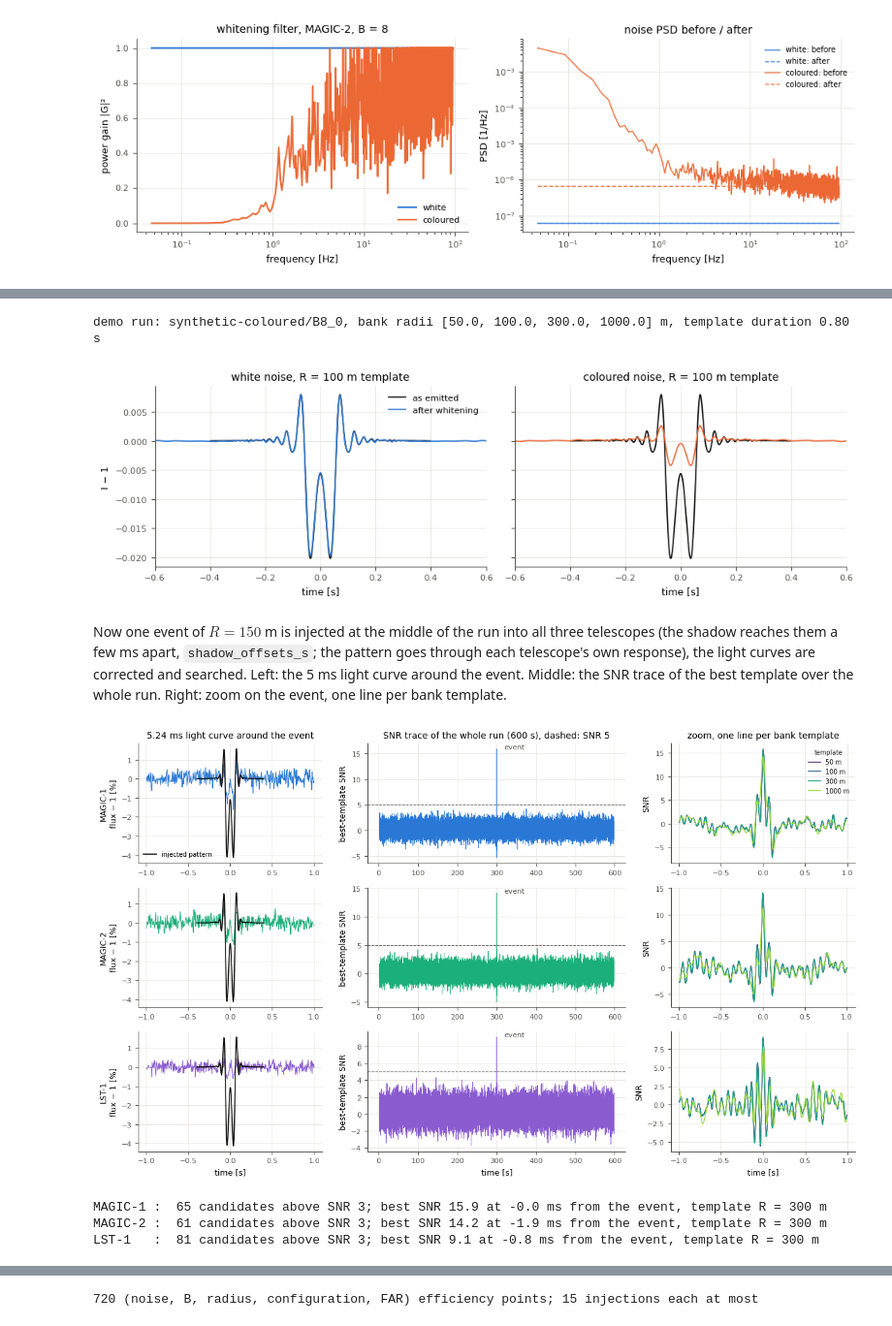
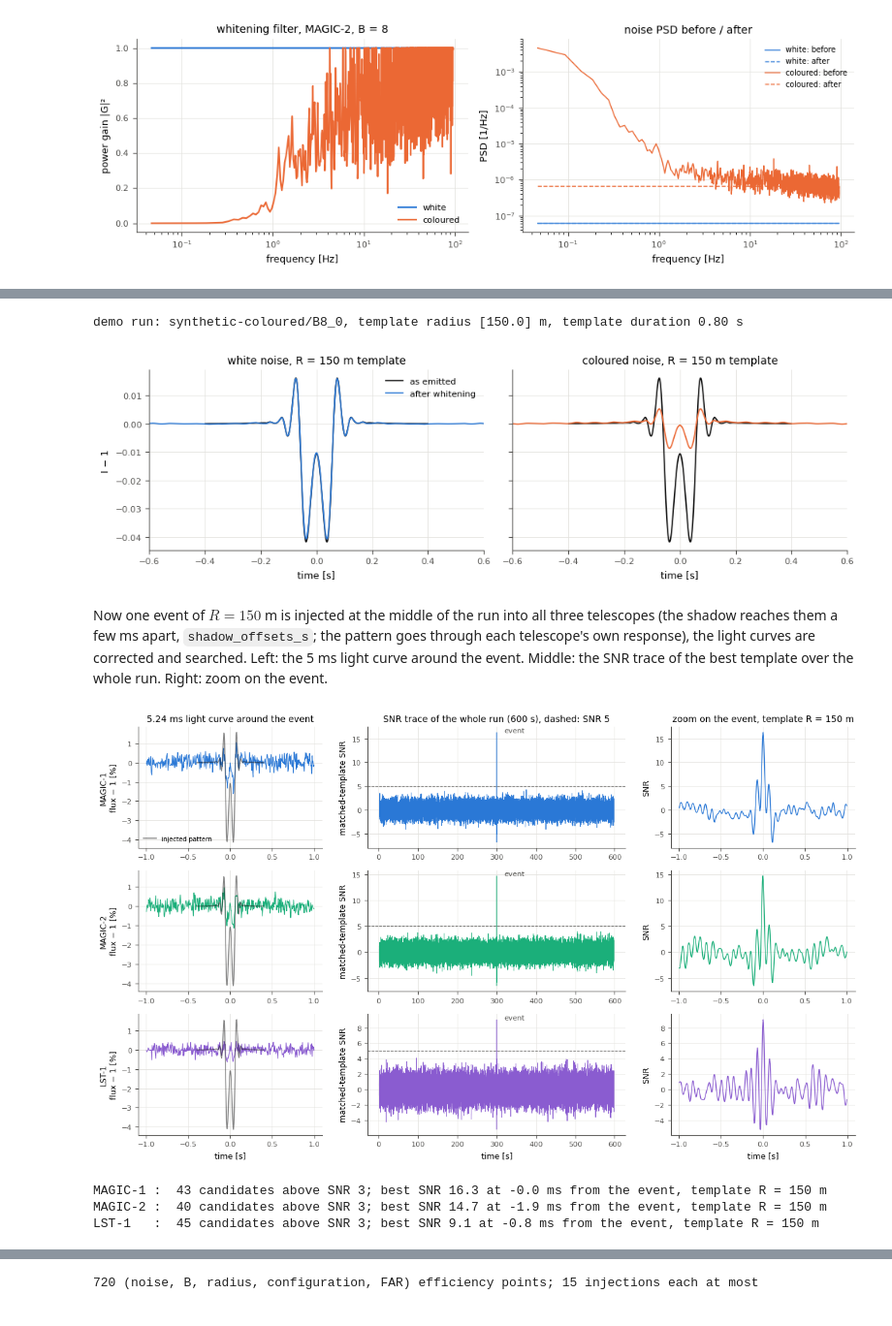
Before and after one commit to eliadse/kbo-occultation, a Jupyter notebook: notebooks/synthetic_upper_limits.ipynb, the cells around one changed output, grey strips where cells are left out. Shown at 97% size. Saved outputs shown, nothing was run; the diff lists cells and outputs as text; code cells hidden in the pictures.

```diff
--- a/notebooks/synthetic_upper_limits.ipynb
+++ b/notebooks/synthetic_upper_limits.ipynb
@@ -82,20 +93,20 @@ REFERENCE = "median"                # real run whose conditions / excess the syn
 N_TRIALS = 15 if FAST else 40       # injections per run, channel and radius
 RADII = np.round(np.geomspace(20.0, 200.0, 8 if FAST else 12), 1)    # KBO radii [m] of the injections
 CORRECTIONS = ("whitened",) if FAST else ("whitened", "butter_1", "raw")   # noise corrections applied before the search
-PER_STAR_BANK = True                # search templates of each star's own size (True) or the fixed 0.03 mas bank (False)
+EVENTS = "centred"                  # events counted: "centred" (b = 0 only: W = H(R) P(R, 0)) or "all" (every impact parameter: W = 2 ∫ P(R, b) db; slow)
 FARS = (1.0, 0.1, 0.01)             # coincidence false-alarm rates [1/h]; the first is the headline
 MIN_NTEL = 2                        # telescopes that must agree (2 of 3)
 
 # ── geometry and size distribution ──────────────────────────────────────────────────────────────────────────────────
 DISTANCE_AU = 39.0                  # KBO distance from the Earth at opposition
-D_BREAK_KM = 80.0                   # break diameter of the size distribution (Nihei et al. 2007)
+D_BREAK_KM = 80.0                   # break diameter of the size distribution (Bickerton et al. 2009)
 Q_S = (2.0, 3.0, 4.0)               # small-object slopes of the size distribution
 Q_S_HEADLINE = 4.0
 SURVEY_HOURS = (10.0, 50.0, 100.0)    # on-target hours of the survey scenarios of section 10
 
-cfg = ms.MinSizeConfig(time_resolved=False, distance_au=DISTANCE_AU, correction=CORRECTIONS[0],
+cfg = ms.MinSizeConfig(time_resolved=False, distance_au=DISTANCE_AU, heliocentric_au=DISTANCE_AU + 1.0, correction=CORRECTIONS[0],
                        coinc_far_per_hr=FARS[0], extra_fars=tuple(FARS[1:]), min_ntel=MIN_NTEL)
-ccfg = ComparisonConfig(mimic=MimicConfig(per_star_size=PER_STAR_BANK), n_trials=N_TRIALS, seed=SEED)
+ccfg = ComparisonConfig(mimic=MimicConfig(distance_au=DISTANCE_AU), n_trials=N_TRIALS, seed=SEED)
 TOL = cfg.tolerance_s()
 V_SHADOW = cfg.velocity_mps()
 D_BREAK = D_BREAK_KM * u.km
@@ -103,6 +114,7 @@ D_BREAK = D_BREAK_KM * u.km
 OUT = ROOT / "outputs" / "notebooks" / "synthetic_upper_limits"
 (OUT / "trials").mkdir(parents=True, exist_ok=True)
 print(f"shadow velocity {V_SHADOW / 1e3:.1f} km/s, coincidence window {TOL * 1e3:.1f} ms, bin {cfg.bin_dt_s * 1e3:.2f} ms")
+assert EVENTS in ("centred", "all"), EVENTS
 print(f"outputs in {OUT}")
 # %% [output]
 shadow velocity 25.1 km/s, coincidence window 404.7 ms, bin 5.24 ms
@@ -562,12 +531,14 @@ the correction of the flat record subtracted. For white noise nothing changes; f
 low-frequency part of the dip.
 # %%
 DEMO_NOISE = NOISE_MODELS[-1]
+DEMO_R = 150.0                                                 # radius of the event injected below, and of its template
 night, obs, group = demo[DEMO_NOISE]
 star = ms.observed_target(obs, observed_star_mas(obs))
 v_bank = shadow_velocity_opposition(ccfg.mimic.distance_au + EARTH_SEMIMAJOR_AXIS_AU)
-bank_raw = star_bank(ccfg.mimic, obs, v_bank)                  # {R: (t, I)}, the search bank of this star
+mimic_demo = replace(ccfg.mimic, template_radii_m=(DEMO_R,), per_star_size=True)
+bank_raw = star_bank(mimic_demo, obs, v_bank, bank_instrument("MAGIC-2"))   # {R: (t, I)}: the template of the event
 dur = _template_duration(bank_raw)
-print(f"demo run: {night.name}/{obs.name}, bank radii {list(bank_raw)} m, template duration {dur:.2f} s")
+print(f"demo run: {night.name}/{obs.name}, template radius {list(bank_raw)} m, template duration {dur:.2f} s")
 
 fig, axes = plt.subplots(1, len(NOISE_MODELS), figsize=(5.0 * len(NOISE_MODELS), 3.2), sharey=True, squeeze=False)
 for ax, noise in zip(axes[0], NOISE_MODELS):
@@ -576,25 +547,25 @@ for ax, noise in zip(axes[0], NOISE_MODELS):
     meth = build_methods(lc, None, "m2", ["whitened"])["whitened"]
     reshaped = reshaped_templates(lc, meth, bank_raw, v_bank, ccfg)
     style(ax)
-    t_raw, i_raw = bank_raw[100.0]
-    t_res, i_res = reshaped[100.0]
+    t_raw, i_raw = bank_raw[DEMO_R]
+    t_res, i_res = reshaped[DEMO_R]
     ax.plot(t_raw, i_raw - 1, color=INK, lw=1.2, label="as emitted")
     ax.plot(t_res, i_res - 1, color=NOISE_COLOR[noise], lw=1.2, label="after whitening")
     ax.set_xlim(-0.6, 0.6)
-    ax.set_title(f"{noise} noise, R = 100 m template")
+    ax.set_title(f"{noise} noise, R = {DEMO_R:g} m template")
     ax.set_xlabel("time [s]")
     ob.release()
 axes[0, 0].set_ylabel("I − 1")
 axes[0, 0].legend(frameon=False, fontsize=8)
 finish(fig, "11_reshaped_template")
 # %% [output]
-demo run: synthetic-coloured/B8_0, bank radii [50.0, 100.0, 300.0, 1000.0] m, template duration 0.80 s
+demo run: synthetic-coloured/B8_0, template radius [150.0] m, template duration 0.80 s
-[figure, old version]
+[figure, new version]
 # %% [markdown]
 Now one event of $R = 150$ m is injected at the middle of the run into all three telescopes (the shadow reaches them
 a few ms apart, `shadow_offsets_s`; the pattern goes through each telescope's own response), the light curves are
 corrected and searched. Left: the 5 ms light curve around the event. Middle: the SNR trace of the best template over
-the whole run. Right: zoom on the event, one line per bank template.
+the whole run. Right: zoom on the event.
 # %%
 DEMO_R = 150.0
 patterns = {k: ms.injection_patterns(star, cfg, INSTR[k], [DEMO_R])[DEMO_R] for k in ("MAGIC", "LST")}
@@ -617,7 +588,7 @@ for p in group:
         traces[radius] = sliding_matched_filter_snr(injected.time, injected.signal, tt, ti, baseline=base, sigma=sig,
                                                     normalization="empirical")
     base, sig = compute_baseline_and_sigma(clean.time, clean.signal, dur)
-    noise_trace = sliding_matched_filter_snr(clean.time, clean.signal, *bank_m[100.0], baseline=base, sigma=sig,
+    noise_trace = sliding_matched_filter_snr(clean.time, clean.signal, *bank_m[DEMO_R], baseline=base, sigma=sig,
                                              normalization="empirical")
     demo_out[ch] = dict(injected=injected, clean=clean, traces=traces, noise_trace=noise_trace, bank_m=bank_m, t_event=t0 + offsets[ch])
     obs.release()
@@ -629,44 +600,43 @@ for row, ch in zip(axes, ("C", "A", "B")):
     inj = d["injected"]
     for ax in row:
         style(ax)
     sel = np.abs(inj.time - te) < 1.0
     level = np.median(inj.signal)
     row[0].plot(inj.time[sel] - te, 100 * (inj.signal[sel] / level - 1), color=TEL_COLOR[ch], lw=0.8)
     pattern = family_of(star, cfg, [DEMO_R])[DEMO_R]
     t_pat = -cfg.x_half_m / V_SHADOW + (np.arange(len(pattern)) + 0.5) * cfg.bin_dt_s
-    row[0].plot(t_pat, 100 * pattern, color=INK, lw=1.2, label="injected pattern")
+    row[0].plot(t_pat, 100 * pattern, color=INK, lw=1.1, alpha= 0.5, label="injected pattern")
     row[0].set_ylabel(f"{TEL_NAME[ch]}\nflux − 1 [%]")
-    best = np.max([tr.snr for tr in d["traces"].values()], axis=0)
+    best = np.max([tr.snr for tr in d["traces"].values()], axis=0)          # one template: its own trace
     tt = next(iter(d["traces"].values())).time
     row[1].plot(tt - t_start, best, color=TEL_COLOR[ch], lw=0.6)
     row[1].axhline(5.0, color=MUTED, ls="--", lw=0.8)
     row[1].annotate("event", (te - t_start, best.max()), xytext=(8, 0), textcoords="offset points", fontsize=8, color=MUTED)
-    row[1].set_ylabel("best-template SNR")
-    for (radius, tr), c in zip(d["traces"].items(), plt.cm.viridis(np.linspace(0.05, 0.85, 4))):
+    row[1].set_ylabel("matched-template SNR")
+    for radius, tr in d["traces"].items():
         s = np.abs(tr.time - te) < 1.0
-        row[2].plot(tr.time[s] - te, tr.snr[s], color=c, lw=1.0, label=f"{radius:g} m")
+        row[2].plot(tr.time[s] - te, tr.snr[s], color=TEL_COLOR[ch], lw=1.0)
     row[2].set_ylabel("SNR")
 for ax in axes[-1]:
     ax.set_xlabel("time [s]")
 axes[0, 0].set_title("5.24 ms light curve around the event")
 axes[0, 0].legend(frameon=False, fontsize=7, loc="lower left")
 axes[0, 1].set_title(f"SNR trace of the whole run ({RUN_S:g} s), dashed: SNR 5")
-axes[0, 2].set_title("zoom, one line per bank template")
-axes[0, 2].legend(frameon=False, fontsize=7, title="template", title_fontsize=7)
+axes[0, 2].set_title(f"zoom on the event, template R = {DEMO_R:g} m")
 finish(fig, "12_matched_filter_demo")
 
 from kbo_occultation.analysis.mimic import search_lightcurve
 for ch in ("C", "A", "B"):
     d = demo_out[ch]
     rows, _, calib = search_lightcurve(d["injected"], d["bank_m"], 3.0, dur, ccfg.mimic.sigma_window_s)
     top = max(rows, key=lambda r: r["snr"])
     print(f"{TEL_NAME[ch]:8s}: {len(rows):3d} candidates above SNR 3; best SNR {top['snr']:.1f} at "
           f"{(top['time_s'] - d['t_event']) * 1e3:+.1f} ms from the event, template R = {top['radius_m']:g} m")
 # %% [output]
-[figure, old version]
+[figure, new version]
-MAGIC-1 :  65 candidates above SNR 3; best SNR 15.9 at -0.0 ms from the event, template R = 300 m
-MAGIC-2 :  61 candidates above SNR 3; best SNR 14.2 at -1.9 ms from the event, template R = 300 m
-LST-1   :  81 candidates above SNR 3; best SNR 9.1 at -0.8 ms from the event, template R = 300 m
+MAGIC-1 :  43 candidates above SNR 3; best SNR 16.3 at -0.0 ms from the event, template R = 150 m
+MAGIC-2 :  40 candidates above SNR 3; best SNR 14.7 at -1.9 ms from the event, template R = 150 m
+LST-1   :  45 candidates above SNR 3; best SNR 9.1 at -0.8 ms from the event, template R = 150 m
 # %% [markdown]
 **Is the normalisation right?** The SNR trace of the *uninjected* light curve should be a unit Gaussian: if its σ is 1,
 a threshold of SNR $s$ means the same false-alarm rate whatever the noise colour or level. The histogram below uses the
```
Also changed, not shown: parts of 44 cells of this notebook, 9 other files.
